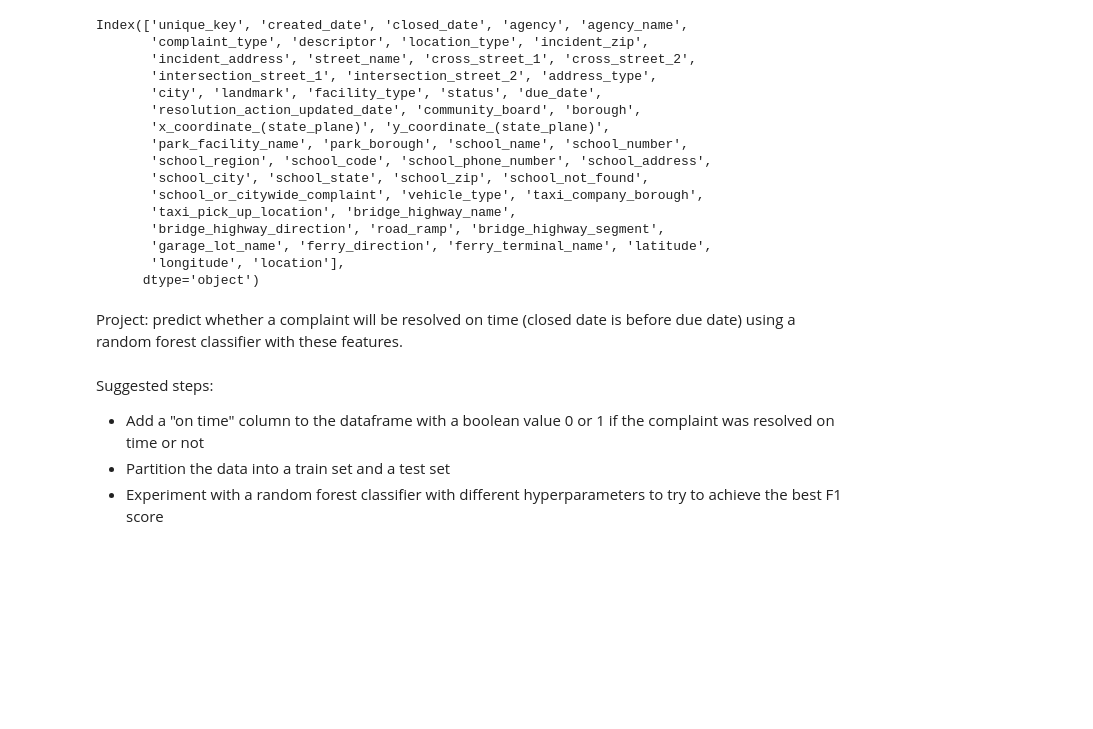
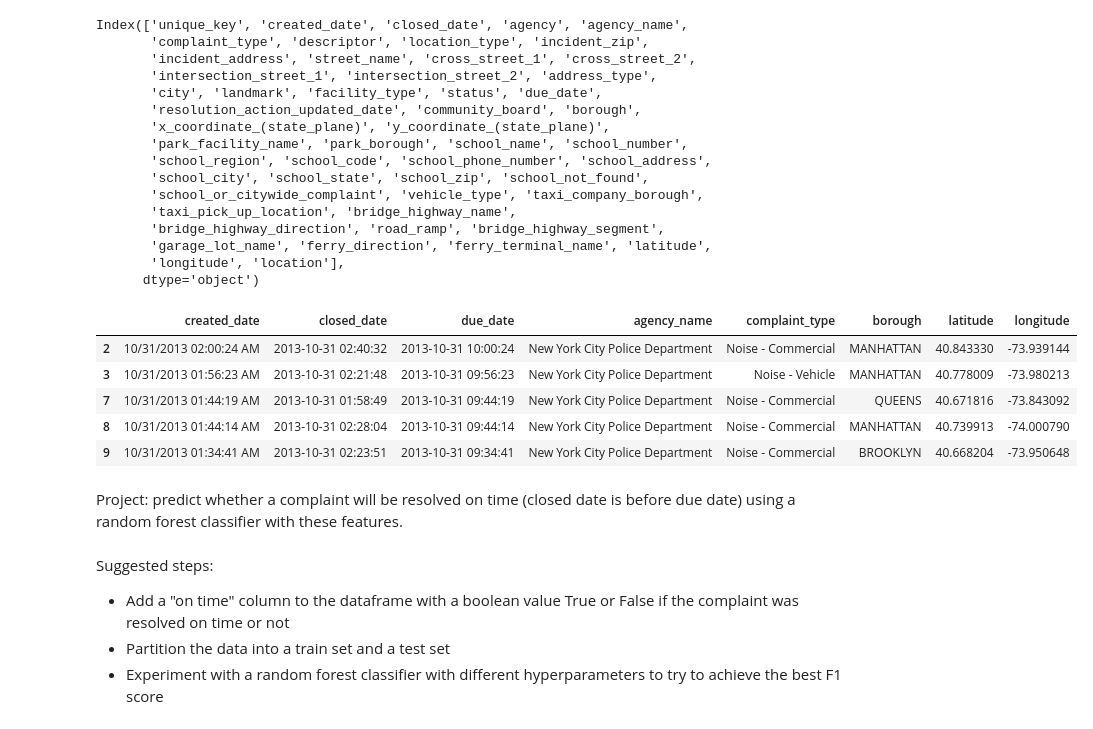
Before and after one commit to mikekaminsky/python-for-data-analysis, a Jupyter notebook: Class 4.ipynb, the cells around one changed output. Cells and saved outputs as stored; diff of their text form; code cells hidden in the pictures; blank space fills up the shorter version.

Commit message:
add complaints rf

```diff
--- a/Class 4.ipynb
+++ b/Class 4.ipynb
@@ -338,7 +335,20 @@ complaints.head()
+# %%
+complaints = complaints[useful_columns]
+complaints = complaints.dropna()
+complaints.closed_date = pd.to_datetime(complaints.closed_date)
+complaints.due_date = pd.to_datetime(complaints.due_date)
+complaints.head()
+# %% [output]
+|  | created_date | closed_date | due_date | agency_name | complaint_type | borough | latitude | longitude |
+| 2 | 10/31/2013 02:00:24 AM | 2013-10-31 02:40:32 | 2013-10-31 10:00:24 | New York City Police Department | Noise - Commercial | MANHATTAN | 40.843330 | -73.939144 |
+| 3 | 10/31/2013 01:56:23 AM | 2013-10-31 02:21:48 | 2013-10-31 09:56:23 | New York City Police Department | Noise - Vehicle | MANHATTAN | 40.778009 | -73.980213 |
+| 7 | 10/31/2013 01:44:19 AM | 2013-10-31 01:58:49 | 2013-10-31 09:44:19 | New York City Police Department | Noise - Commercial | QUEENS | 40.671816 | -73.843092 |
+| 8 | 10/31/2013 01:44:14 AM | 2013-10-31 02:28:04 | 2013-10-31 09:44:14 | New York City Police Department | Noise - Commercial | MANHATTAN | 40.739913 | -74.000790 |
+| 9 | 10/31/2013 01:34:41 AM | 2013-10-31 02:23:51 | 2013-10-31 09:34:41 | New York City Police Department | Noise - Commercial | BROOKLYN | 40.668204 | -73.950648 |
 # %% [markdown]
 Project: predict whether a complaint will be resolved on time (closed date is before due date) using a random forest classifier with these features.
 # %% [markdown]
 Suggested steps:
-* Add a "on time" column to the dataframe with a boolean value 0 or 1 if the complaint was resolved on time or not
+* Add a "on time" column to the dataframe with a boolean value True or False if the complaint was resolved on time or not
 * Partition the data into a train set and a test set
 * Experiment with a random forest classifier with different hyperparameters to try to achieve the best F1 score
```
Also changed, not shown: parts of 11 cells of this notebook.
